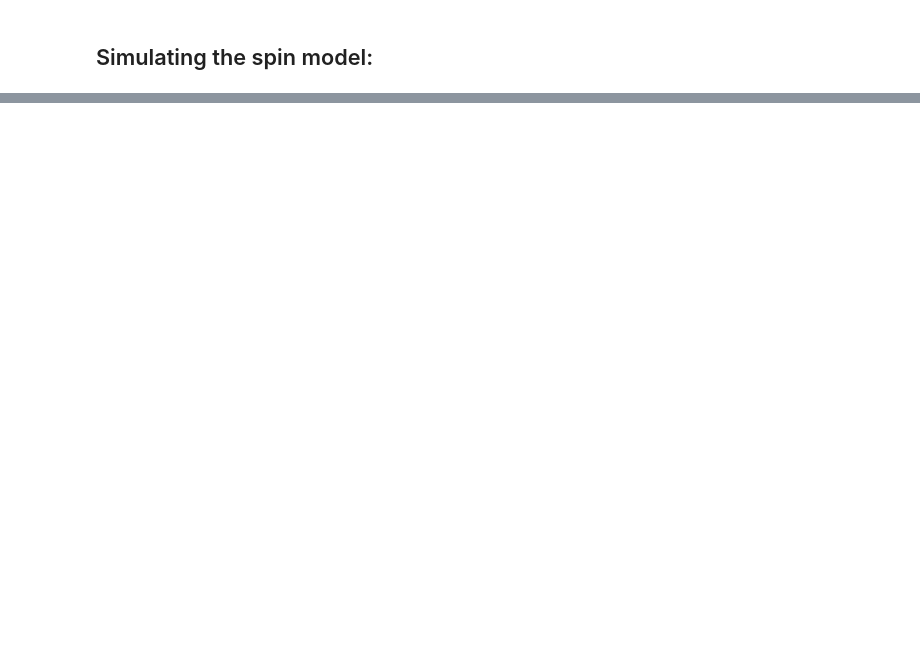
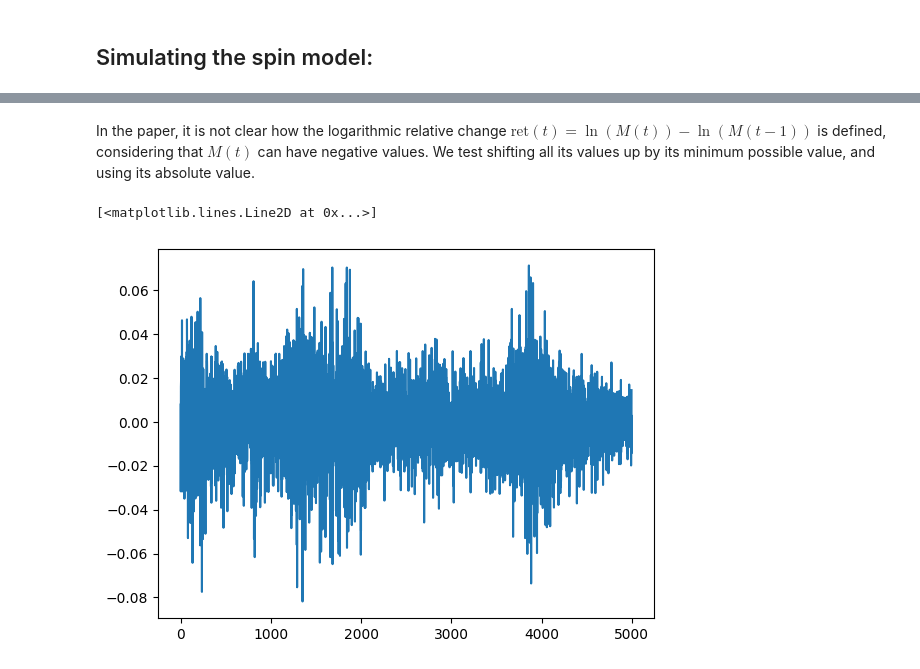
Before and after one commit to eghirardo/ising-markets, a Jupyter notebook: Code/Bornholdt.ipynb, the cells around one changed output, grey strips where cells are left out. Saved outputs shown, nothing was run; the diff lists cells and outputs as text; code cells hidden in the pictures; blank space fills up the shorter version.

```diff
--- a/Code/Bornholdt.ipynb
+++ b/Code/Bornholdt.ipynb
@@ -32 +32,14 @@ interactive(children=(IntSlider(value=0, description='t', max=999), Output()), _
+# %% [markdown]
+In the paper, it is not clear how the logarithmic relative change $\text{ret}(t)=\ln(M(t))-\ln(M(t-1))$ is defined, considering that $M(t)$ can have negative values. We test shifting all its values up by its minimum possible value, and using its absolute value.
+# %%
+min_magnetization = -32**2
+
+magnetization_series_shifted = [np.sum(spin) -min_magnetization for spin in spin_series]
+
+log_returns = np.diff(np.log(magnetization_series_shifted))
+
+plt.plot(log_returns)
+# %% [output]
+[<matplotlib.lines.Line2D at 0x...>]
+[figure, added]
 # %%
```
Also changed, not shown: parts of 3 cells of this notebook.
